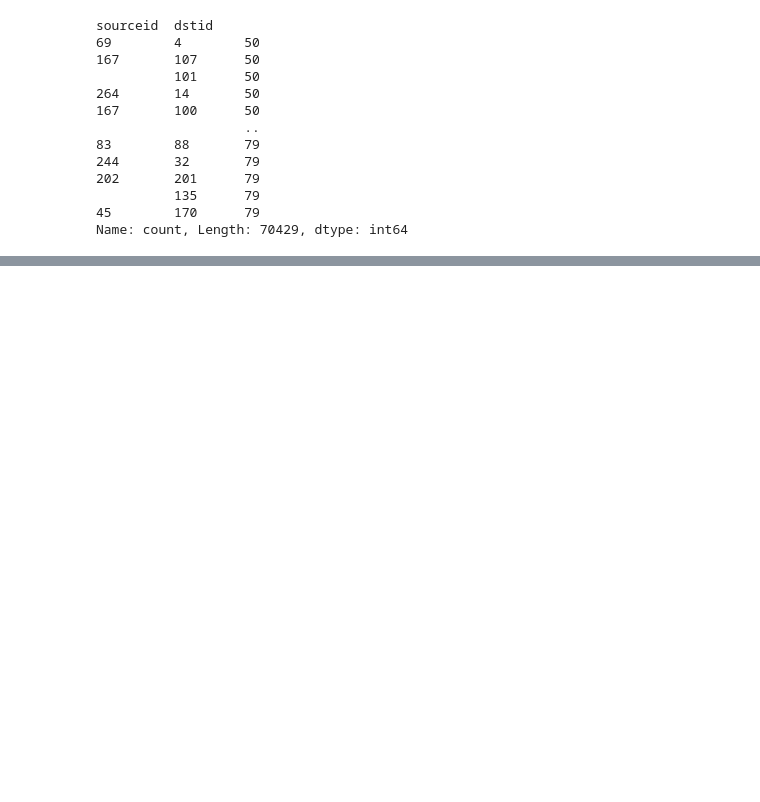
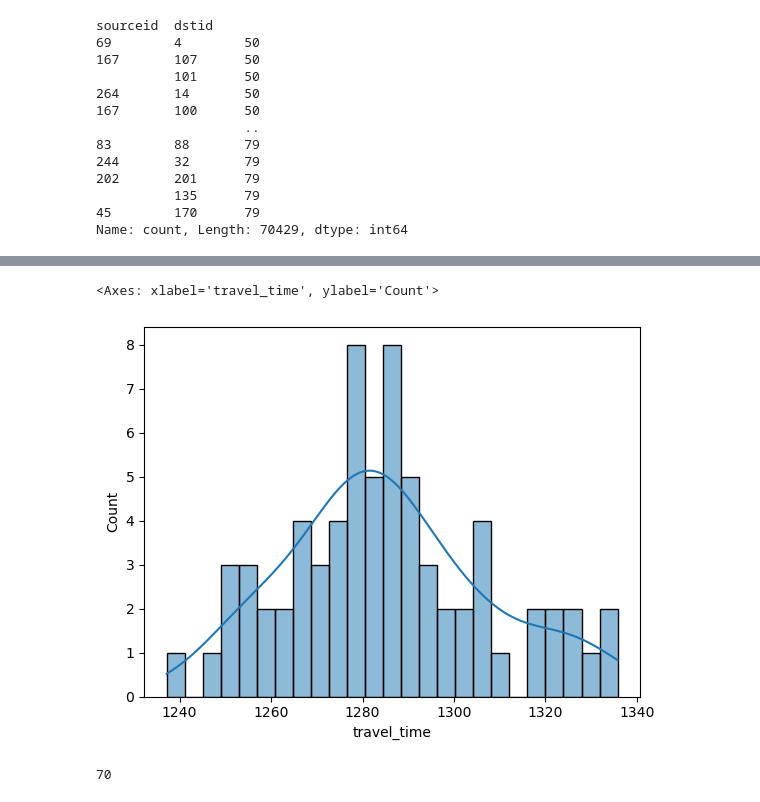
Before and after one commit to samienaseem/DataScience, a Jupyter notebook: ConfidenceInterval_CLT.ipynb, the cells around one changed output, grey strips where cells are left out. Saved outputs shown, nothing was run; the diff lists cells and outputs as text; code cells hidden in the pictures; blank space fills up the shorter version.

```diff
--- a/ConfidenceInterval_CLT.ipynb
+++ b/ConfidenceInterval_CLT.ipynb
@@ -69,0 +125,9 @@ Name: count, Length: 70429, dtype: int64
+# %%
+sns.histplot(df_sample["travel_time"],bins=25, kde=True)
+# %% [output]
+<Axes: xlabel='travel_time', ylabel='Count'>
+[figure, added]
+# %%
+df_sample.shape[0]
+# %% [output]
+70
```
Also changed, not shown: parts of 23 cells of this notebook.
